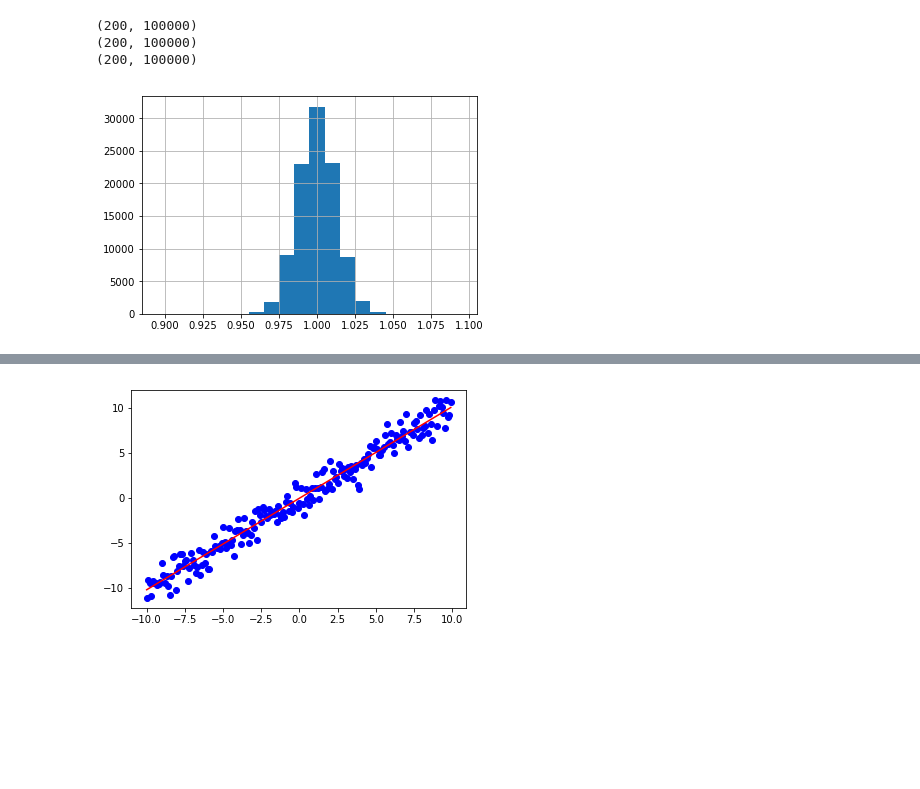
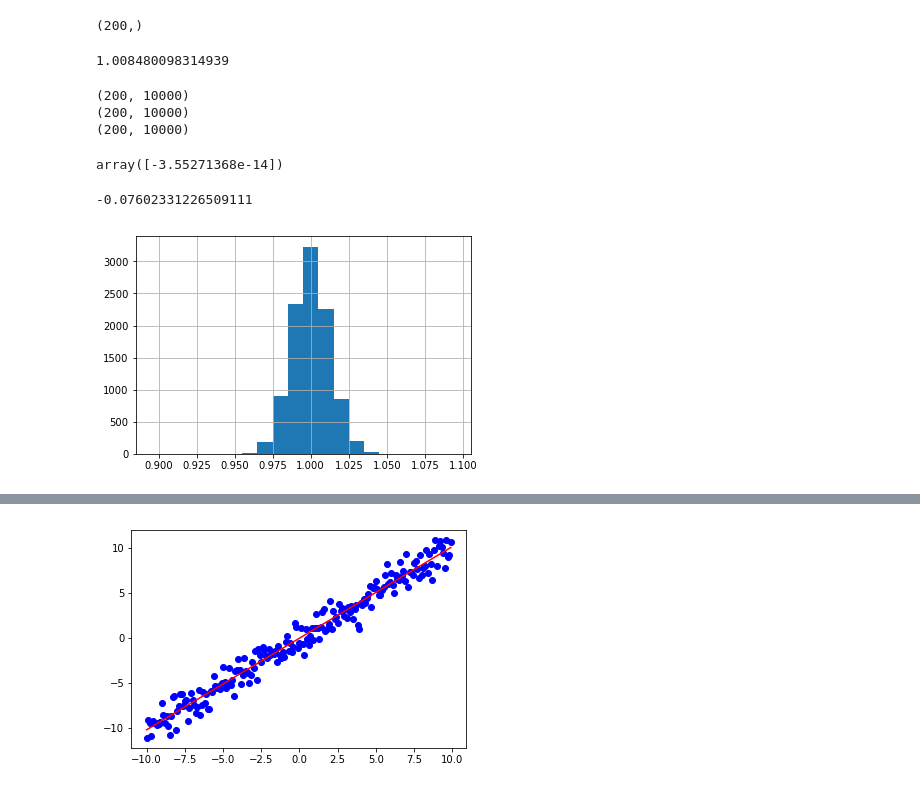
Before and after one commit to kiyomizuhi/machine_learning_experiments, a Jupyter notebook: bias_variance/linear_regression.ipynb, the cells around one changed output, grey strips where cells are left out. Saved outputs shown, nothing was run; the diff lists cells and outputs as text; code cells hidden in the pictures; blank space fills up the shorter version.

Commit message:
need to understand the mismatch in bias-variance linear regression

```diff
--- a/bias_variance/linear_regression.ipynb
+++ b/bias_variance/linear_regression.ipynb
@@ -8,17 +10,12 @@ import copy
 # %%
-nn = 100000
-np.random.seed(123)
-x = np.arange(-10, 10, 0.1)
-xn = x[:, np.newaxis]
-xx = np.tile(xn, nn)
-#err = np.random.standard_t(3, size=(x.shape[0], nn))
-err = np.random.normal(loc=0.0, scale=1.0, size=(x.shape[0], nn))
-yy = xx + err
+def load_1d_linear(nn):
+    x = np.arange(-10, 10, 0.1)
+    xn = x[:, np.newaxis]
+    xx = np.tile(xn, nn)
+    err = np.random.normal(loc=0.0, scale=1.0, size=(x.shape[0], nn))
+    yy = xx + err
+    return xn, xx, yy, err
+
+nn = 10000
+xn, xx, yy, err = load_1d_linear(nn)
 zz = copy.deepcopy(yy)
-
-lrs = []
-for n in range(nn):
-    lr = LinearRegression()
-    lr.fit(xn, yy[:, n])
-    lrs.append(lr)
-    zz[:, n] = lr.predict(xn)
@@ -29,17 +33,35 @@ np.std(err[100,:])
+# %%
+zz[:, n].shape
+# %% [output]
+(200,)
+# %%
+np.array(sums).mean()
+# %% [output]
+1.008480098314939
 # %%
 print(xx.shape)
 print(yy.shape)
 print(zz.shape)
 # %% [output]
-(200, 100000)
-(200, 100000)
-(200, 100000)
+(200, 10000)
+(200, 10000)
+(200, 10000)
+# %%
+xn[100]
+# %% [output]
+array([-3.55271368e-14])
+# %%
+lr.intercept_
+# %% [output]
+-0.07602331226509111
 # %%
-lrcos = []
+slopes = []
+cuts = []
 for lr in lrs:
-    lrcos.append(lr.coef_[0])
+    slopes.append(lr.coef_[0])
+    cuts.append(lr.intercept_)
 
-pd.Series(lrcos).hist(bins=np.arange(0.895, 1.105, 0.01))
+pd.Series(slopes).hist(bins=np.arange(0.895, 1.105, 0.01))
 plt.show()
 # %% [output]
-[figure, old version]
+[figure, new version]
```
Also changed, not shown: parts of 16 cells of this notebook.
